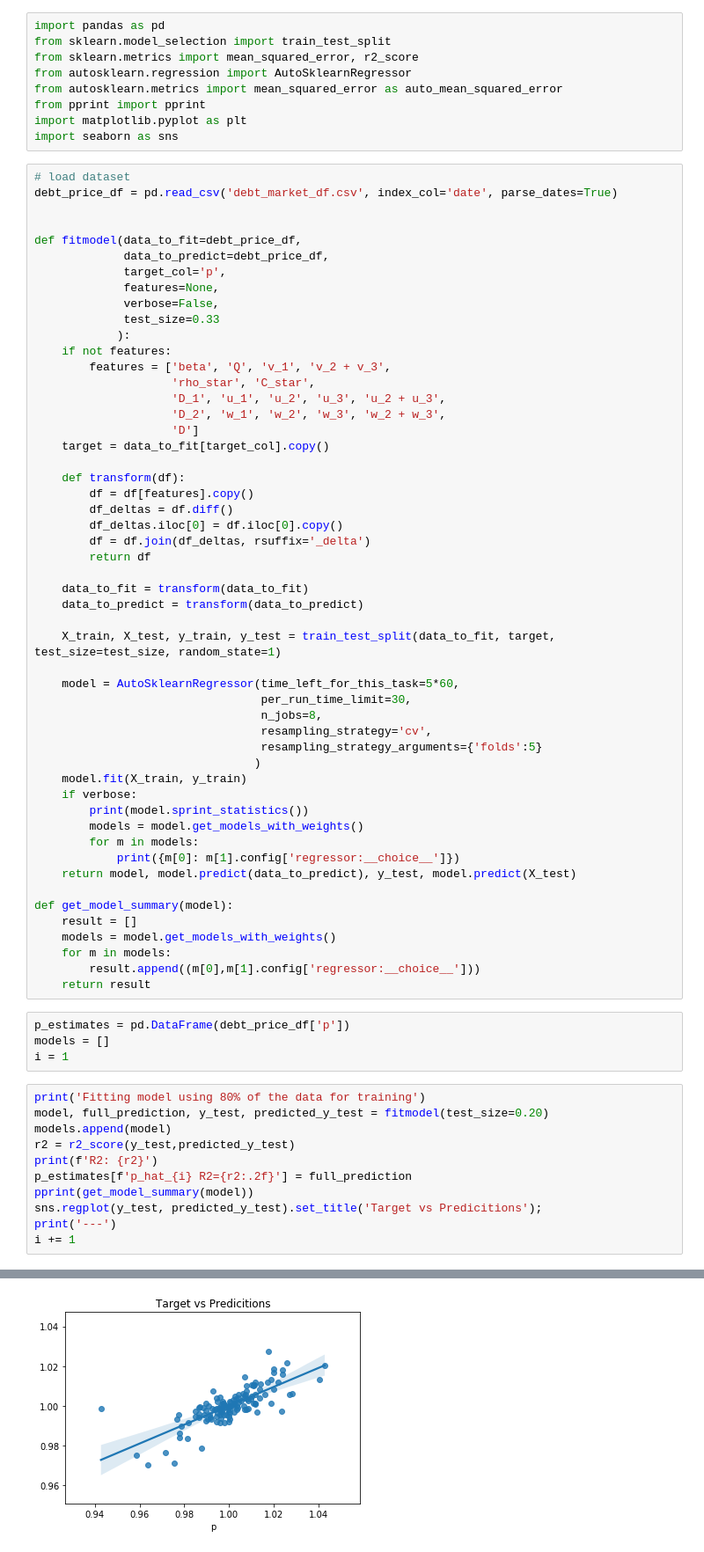
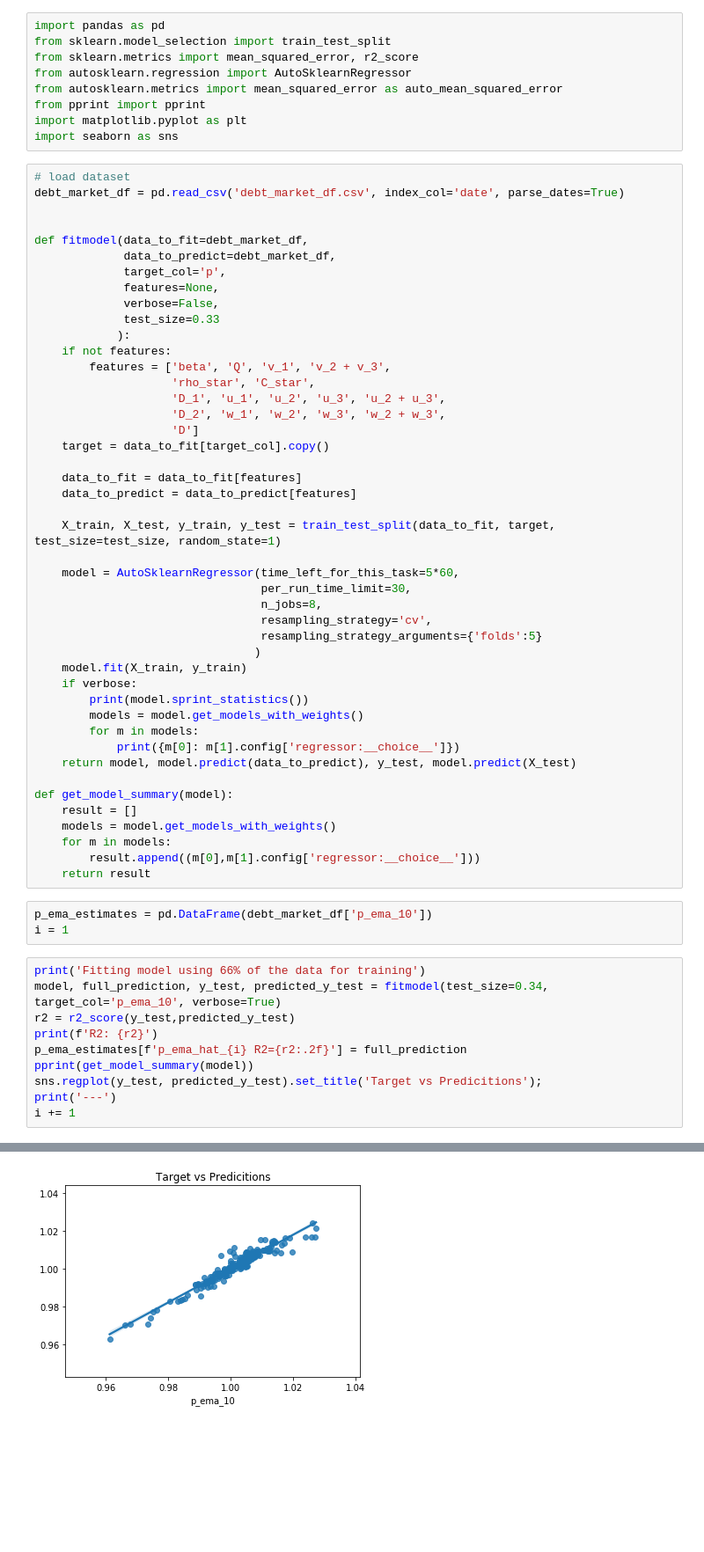
Before and after one commit to reflexer-labs/reflexer-digital-twin, a Jupyter notebook: market_model/3_debt_price_ml_methods.ipynb, the cells around one changed output, grey strips where cells are left out. Shown: that part at 88% size. Saved outputs shown, nothing was run; the diff lists cells and outputs as text; blank space fills up the shorter version.

```diff
--- a/market_model/3_debt_price_ml_methods.ipynb
+++ b/market_model/3_debt_price_ml_methods.ipynb
@@ -9,11 +9,11 @@ import matplotlib.pyplot as plt
 import seaborn as sns
 # %%
 # load dataset
-debt_price_df = pd.read_csv('debt_market_df.csv', index_col='date', parse_dates=True)
+debt_market_df = pd.read_csv('debt_market_df.csv', index_col='date', parse_dates=True)
 
 
-def fitmodel(data_to_fit=debt_price_df,
-             data_to_predict=debt_price_df,
+def fitmodel(data_to_fit=debt_market_df,
+             data_to_predict=debt_market_df,
              target_col='p',
              features=None,
              verbose=False,
@@ -27,15 +27,8 @@ def fitmodel(data_to_fit=debt_price_df,
                     'D']
     target = data_to_fit[target_col].copy()
 
-    def transform(df):
-        df = df[features].copy()
-        df_deltas = df.diff()
-        df_deltas.iloc[0] = df.iloc[0].copy()
-        df = df.join(df_deltas, rsuffix='_delta')
-        return df
-
-    data_to_fit = transform(data_to_fit)
-    data_to_predict = transform(data_to_predict)
+    data_to_fit = data_to_fit[features]
+    data_to_predict = data_to_predict[features]
 
     X_train, X_test, y_train, y_test = train_test_split(data_to_fit, target, test_size=test_size, random_state=1)
 
@@ -60,16 +53,14 @@ def get_model_summary(model):
         result.append((m[0],m[1].config['regressor:__choice__']))
     return result
 # %%
-p_estimates = pd.DataFrame(debt_price_df['p'])
-models = []
+p_ema_estimates = pd.DataFrame(debt_market_df['p_ema_10'])
 i = 1
 # %%
-print('Fitting model using 80% of the data for training')
-model, full_prediction, y_test, predicted_y_test = fitmodel(test_size=0.20)
-models.append(model)
+print('Fitting model using 66% of the data for training')
+model, full_prediction, y_test, predicted_y_test = fitmodel(test_size=0.34, target_col='p_ema_10', verbose=True)
 r2 = r2_score(y_test,predicted_y_test)
 print(f'R2: {r2}')
-p_estimates[f'p_hat_{i} R2={r2:.2f}'] = full_prediction
+p_ema_estimates[f'p_ema_hat_{i} R2={r2:.2f}'] = full_prediction
 pprint(get_model_summary(model))
 sns.regplot(y_test, predicted_y_test).set_title('Target vs Predicitions');
 print('---')
@@ -85,2 +85,2 @@ R2: 0.5676904453300016
 ---
-[figure, old version]
+[figure, new version]
```
Also changed, not shown: parts of 10 cells of this notebook, 1 other file.
